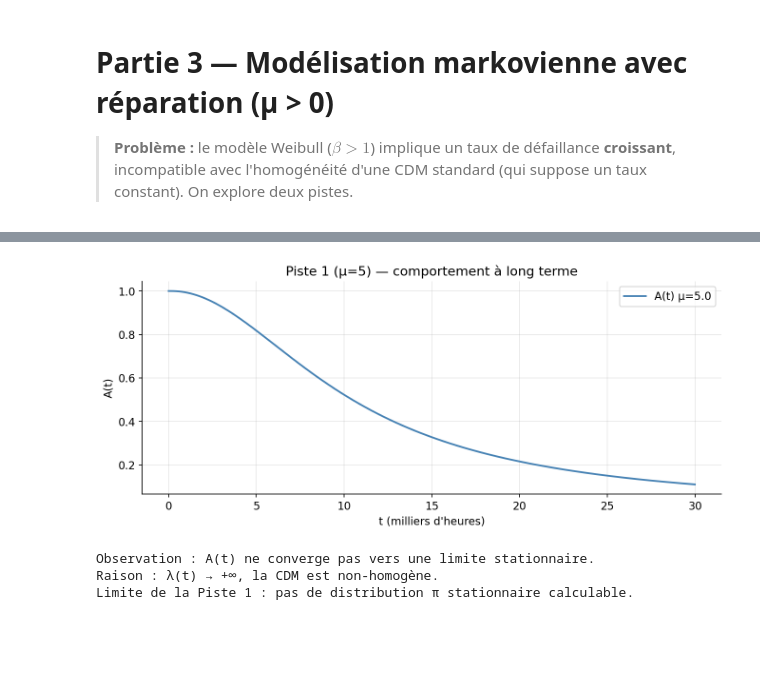
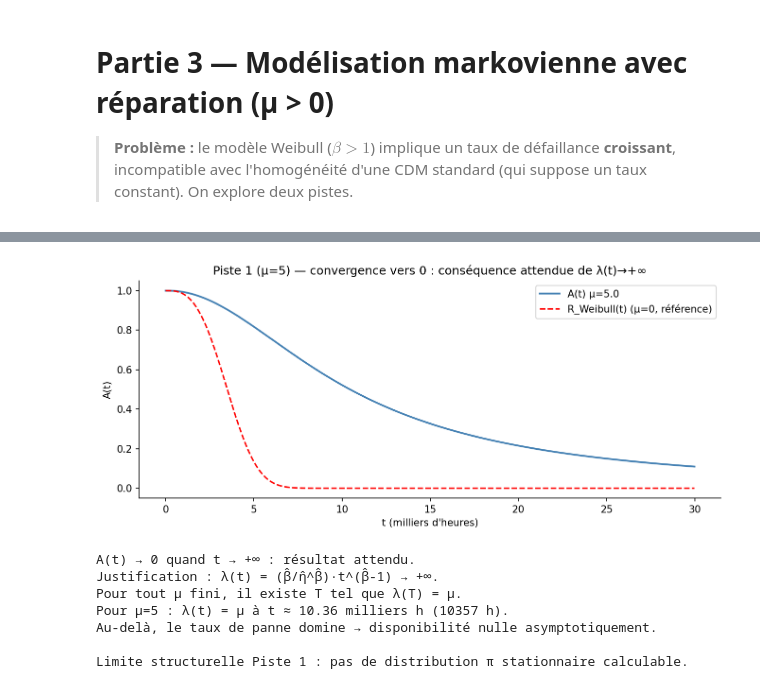
Before and after one commit to MWalid2/Optimisation-de-la-Maintenance-Industrielle-par-l-Analyse-de-Fiabilit-, a Jupyter notebook: partie_3.ipynb, the cells around one changed output, grey strips where cells are left out. Drawn from its saved outputs; the diff is of its cells as text; code cells hidden in the pictures; blank space fills up the shorter version.

```diff
--- a/partie_3.ipynb
+++ b/partie_3.ipynb
@@ -860,0 +624,18 @@ son approximation linéaire, cohérente avec le théorème de renouvellement.
+# %%
+n_sim, T_max = 1000, 20.0
+E_T = eta_mle * gamma(1+1/beta_mle)
+
+np.random.seed(0)
+histories = []
+for _ in range(n_sim):
+    t_cur, pannes = 0.0, []
+    while t_cur < T_max:
+        # Transformation inverse pour T ~ W(beta_mle, eta_mle)
+        u  = np.random.uniform()
+        dt = eta_mle*(-np.log(1-u))**(1/beta_mle)
+        t_cur += dt
+        if t_cur < T_max: pannes.append(t_cur)
+    histories.append(pannes)
+
+n_pannes = np.array([len(h) for h in histories])
+print(f'Pannes sur {T_max*1e3:.0f}h : moy={n_pannes.mean():.2f}  min={n_pannes.min()}  max={n_pannes.max()}')
@@ -944,23 +1219,38 @@ for mu_v, A_bar in A_bars.items():
   μ = 2.00  →  Ā = 0.6680
 # %%
-# ── Critique Piste 1 : pas de distribution stationnaire ──────
+# ── Limite Piste 1 : convergence vers 0 (attendue) ──────────
+# λ(t) → +∞ ⟹ pour tout μ fini, ∃ T tel que λ(t) ≫ μ pour t > T
+# ⟹ A(t) → 0 : conséquence directe et attendue du modèle Weibull β>1
 _, pF_large, _ = solve_chapman(mu_val=5.0, T_end=30.0, dt=0.01)
 t_large = np.arange(0, 30, 0.01)
 
 fig, ax = plt.subplots(figsize=(9, 4))
 ax.plot(t_large, pF_large, 'steelblue', lw=1.8, label='A(t) μ=5.0')
-ax.set_title('Piste 1 (μ=5) — comportement à long terme')
+ax.plot(t_large, np.exp(-(t_large/eta_mle)**beta_mle), 'r--', lw=1.5,
+        label='R_Weibull(t) (μ=0, référence)')
+ax.set_title('Piste 1 (μ=5) — convergence vers 0 : conséquence attendue de λ(t)→+∞')
 ax.set_xlabel("t (milliers d'heures)")
 ax.set_ylabel('A(t)')
 ax.legend()
 plt.tight_layout()
 plt.savefig('cdm_piste1_longterme.png', dpi=150)
 plt.show()
-print('Observation : A(t) ne converge pas vers une limite stationnaire.')
-print('Raison : λ(t) → +∞, la CDM est non-homogène.')
-print('Limite de la Piste 1 : pas de distribution π stationnaire calculable.')
+
+print('A(t) → 0 quand t → +∞ : résultat attendu.')
+print(f'Justification : λ(t) = (β̂/η̂^β̂)·t^(β̂-1) → +∞.')
+print('Pour tout μ fini, il existe T tel que λ(T) = μ.')
+lam_t = lambda t: (beta_mle/eta_mle) * (t/eta_mle)**(beta_mle-1)
+T_cross = (eta_mle**beta_mle * 5.0 / beta_mle)**(1/(beta_mle-1))
+print(f'Pour μ=5 : λ(t) = μ à t ≈ {T_cross:.2f} milliers h ({T_cross*1000:.0f} h).')
+print('Au-delà, le taux de panne domine → disponibilité nulle asymptotiquement.')
+print()
+print('Limite structurelle Piste 1 : pas de distribution π stationnaire calculable.')
 # %% [output]
-[figure, old version]
+[figure, new version]
-Observation : A(t) ne converge pas vers une limite stationnaire.
-Raison : λ(t) → +∞, la CDM est non-homogène.
-Limite de la Piste 1 : pas de distribution π stationnaire calculable.
+A(t) → 0 quand t → +∞ : résultat attendu.
+Justification : λ(t) = (β̂/η̂^β̂)·t^(β̂-1) → +∞.
+Pour tout μ fini, il existe T tel que λ(T) = μ.
+Pour μ=5 : λ(t) = μ à t ≈ 10.36 milliers h (10357 h).
+Au-delà, le taux de panne domine → disponibilité nulle asymptotiquement.
+
+Limite structurelle Piste 1 : pas de distribution π stationnaire calculable.
```
Also changed, not shown: parts of 103 cells of this notebook, 23 other files.
